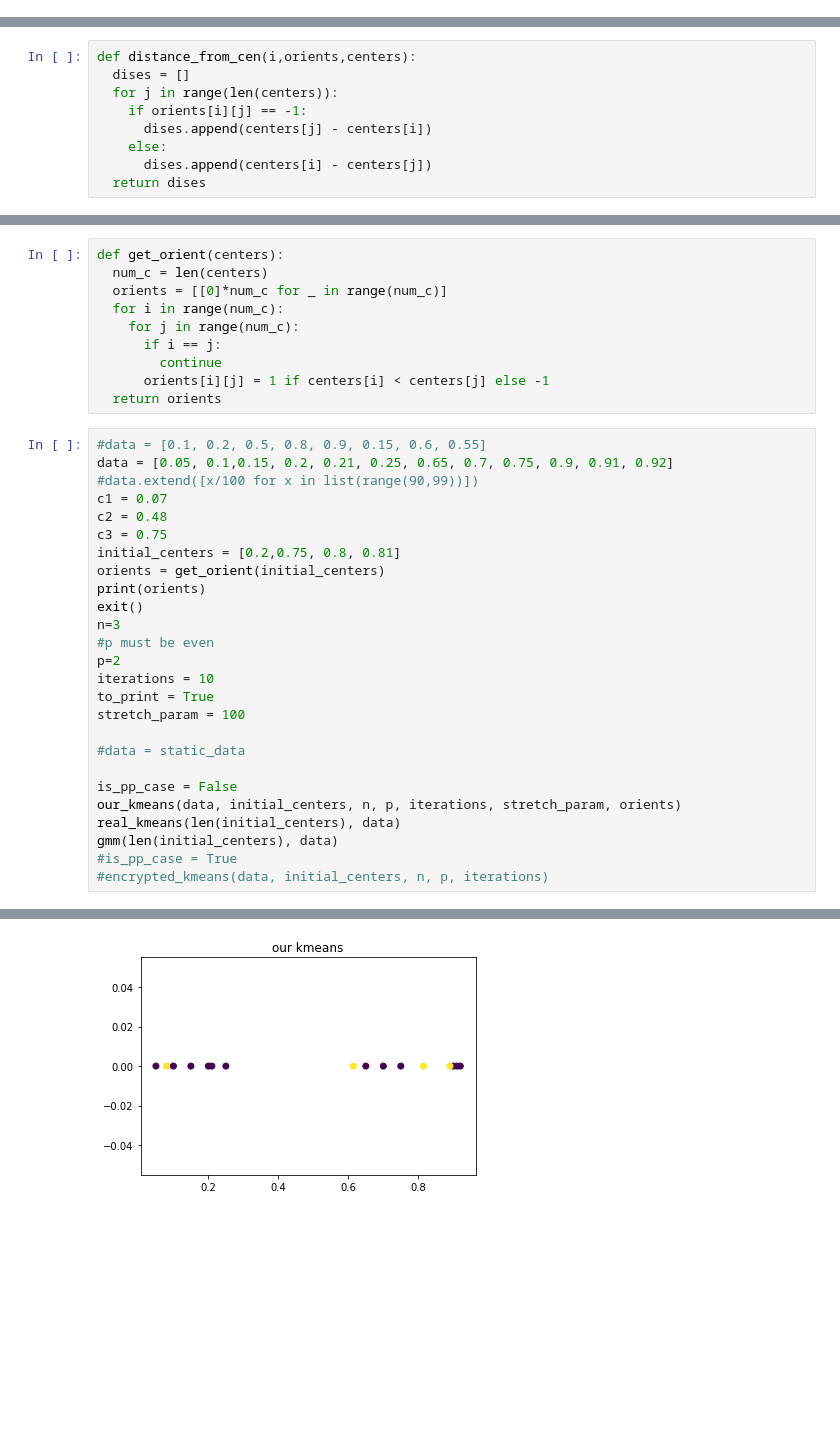
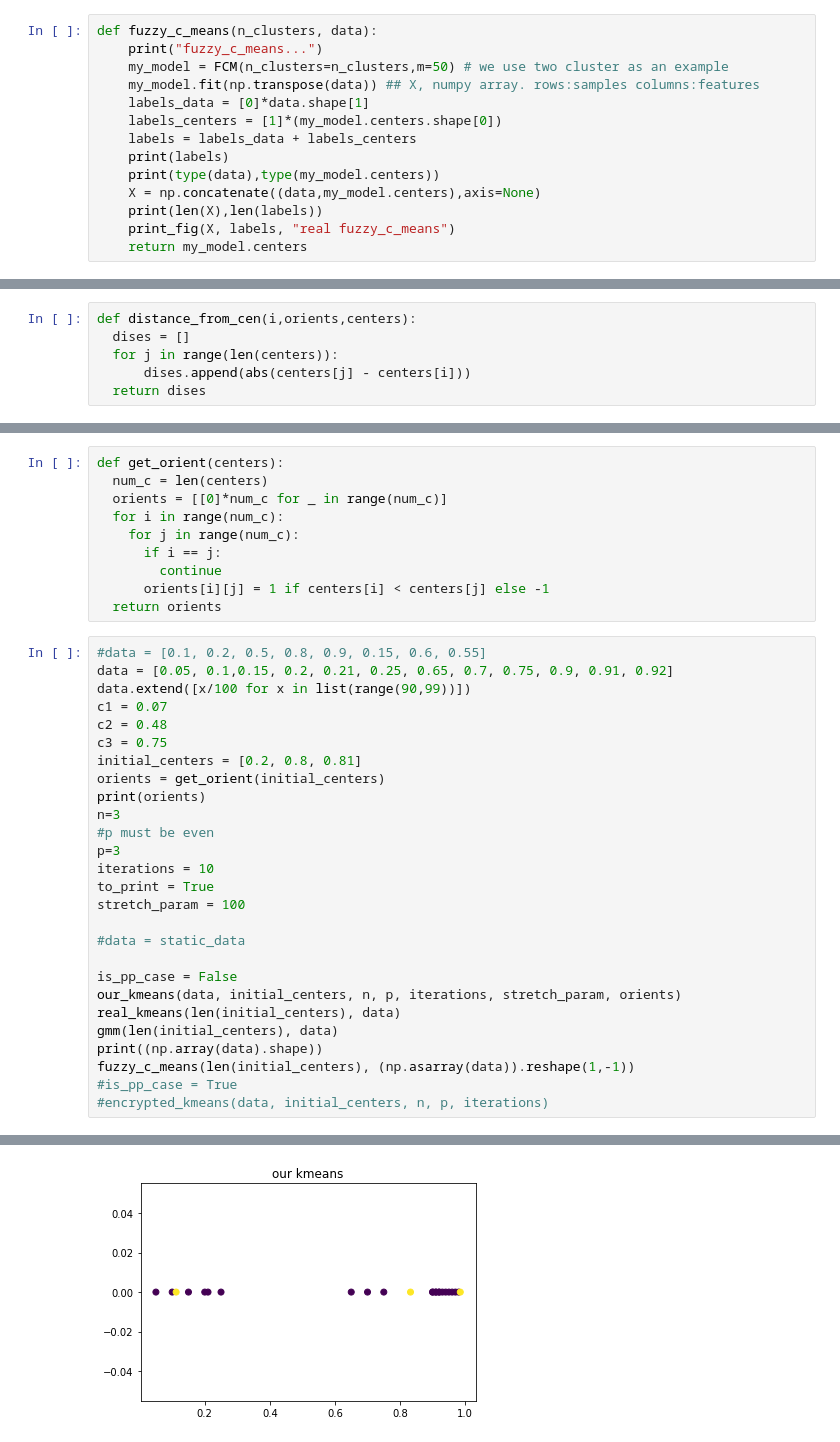
Before and after one commit to dolevi101/PPKMeans, a Jupyter notebook: Privacy_Preserving_K_Means.ipynb, the cells around one changed output, grey strips where cells are left out. Cells and saved outputs as stored; diff of their text form; blank space fills up the shorter version.

```diff
--- a/Privacy_Preserving_K_Means.ipynb
+++ b/Privacy_Preserving_K_Means.ipynb
@@ -48,6 +58,20 @@ def gmm(n_clusters, data):
     X = data + list(gmm_res.means_)
     print_fig(X, labels, "real gmm")
     return gmm_res.means_
+# %%
+def fuzzy_c_means(n_clusters, data):
+    print("fuzzy_c_means...")
+    my_model = FCM(n_clusters=n_clusters,m=50) # we use two cluster as an example
+    my_model.fit(np.transpose(data)) ## X, numpy array. rows:samples columns:features
+    labels_data = [0]*data.shape[1]
+    labels_centers = [1]*(my_model.centers.shape[0])
+    labels = labels_data + labels_centers
+    print(labels)
+    print(type(data),type(my_model.centers))
+    X = np.concatenate((data,my_model.centers),axis=None)
+    print(len(X),len(labels))
+    print_fig(X, labels, "real fuzzy_c_means")
+    return my_model.centers
 # %%
 def get_ckks_context():
   # parameters
@@ -177,10 +201,7 @@ def normalize_distances(data, centers, n):
 def distance_from_cen(i,orients,centers):
   dises = []
   for j in range(len(centers)):
-    if orients[i][j] == -1:
-      dises.append(centers[j] - centers[i])
-    else:
-      dises.append(centers[i] - centers[j])
+      dises.append(abs(centers[j] - centers[i]))
   return dises
 # %%
 def get_other_cen_calc(cur_i, p_values_sum, orients, centers,data):
@@ -336,17 +357,16 @@ def get_orient(centers):
 # %%
 #data = [0.1, 0.2, 0.5, 0.8, 0.9, 0.15, 0.6, 0.55]
 data = [0.05, 0.1,0.15, 0.2, 0.21, 0.25, 0.65, 0.7, 0.75, 0.9, 0.91, 0.92]
-#data.extend([x/100 for x in list(range(90,99))])
+data.extend([x/100 for x in list(range(90,99))])
 c1 = 0.07
 c2 = 0.48
 c3 = 0.75
-initial_centers = [0.2,0.75, 0.8, 0.81]
+initial_centers = [0.2, 0.8, 0.81]
 orients = get_orient(initial_centers)
 print(orients)
-exit()
 n=3
 #p must be even
-p=2
+p=3
 iterations = 10
 to_print = True
 stretch_param = 100
@@ -357,6 +377,8 @@ is_pp_case = False
 our_kmeans(data, initial_centers, n, p, iterations, stretch_param, orients)
 real_kmeans(len(initial_centers), data)
 gmm(len(initial_centers), data)
+print((np.array(data).shape))
+fuzzy_c_means(len(initial_centers), (np.asarray(data)).reshape(1,-1))
 #is_pp_case = True
 #encrypted_kmeans(data, initial_centers, n, p, iterations)
 # %% [output]
@@ -384 +405 @@ array([[0.21978734],
-[figure, old version]
+[figure, new version]
```
Also changed, not shown: parts of 4 cells of this notebook.
